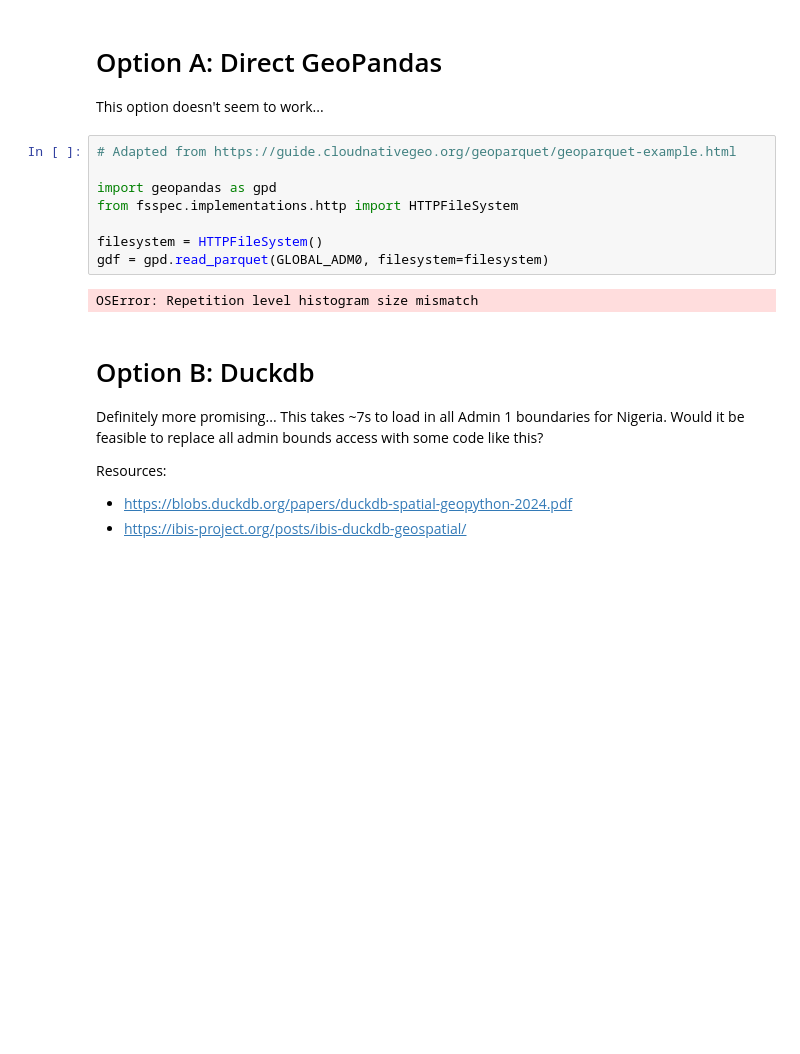
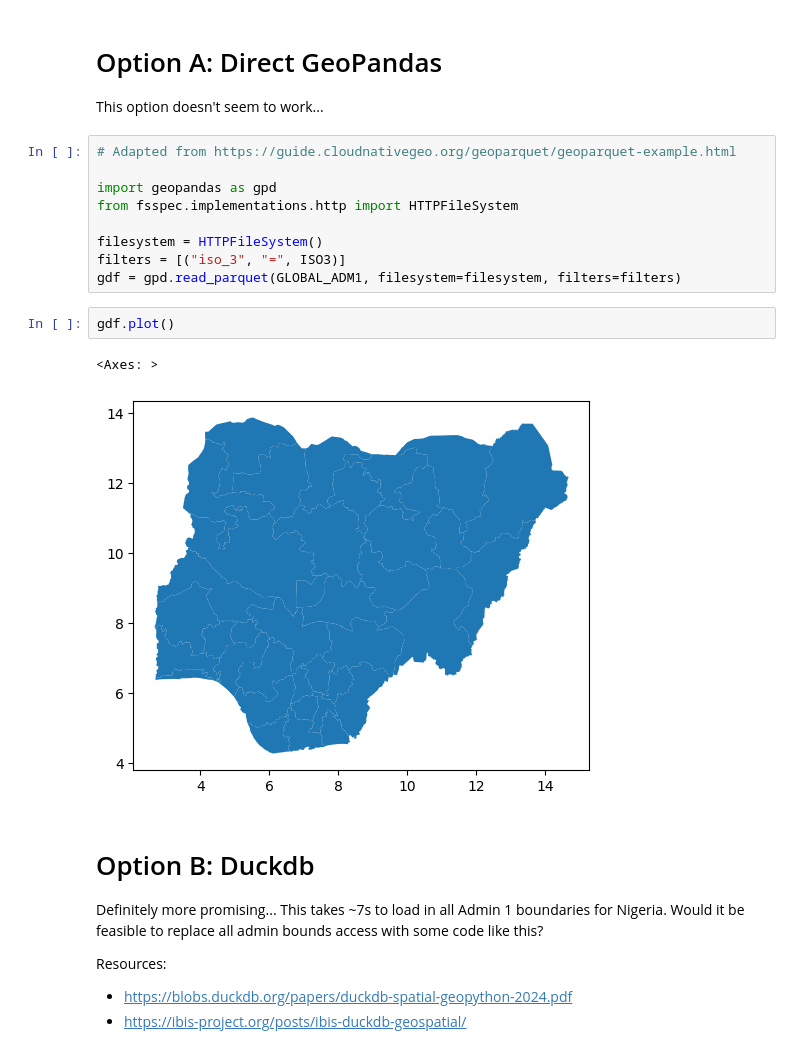
Before and after one commit to OCHA-DAP/ocha-stratus, a Jupyter notebook: explore_geoparquet.ipynb, the cells around one changed output. Saved outputs shown, nothing was run; the diff lists cells and outputs as text; blank space fills up the shorter version.

```diff
--- a/explore_geoparquet.ipynb
+++ b/explore_geoparquet.ipynb
@@ -20,9 +20,13 @@ import geopandas as gpd
 from fsspec.implementations.http import HTTPFileSystem
 
 filesystem = HTTPFileSystem()
-gdf = gpd.read_parquet(GLOBAL_ADM0, filesystem=filesystem)
+filters = [("iso_3", "=", ISO3)]
+gdf = gpd.read_parquet(GLOBAL_ADM1, filesystem=filesystem, filters=filters)
-# %% [output]
-OSError: Repetition level histogram size mismatch
+# %%
+gdf.plot()
+# %% [output]
+<Axes: >
+[figure, added]
 # %% [markdown]
 # Option B: Duckdb
 
```
Also changed, not shown: parts of 1 cell of this notebook, 4 other files.
